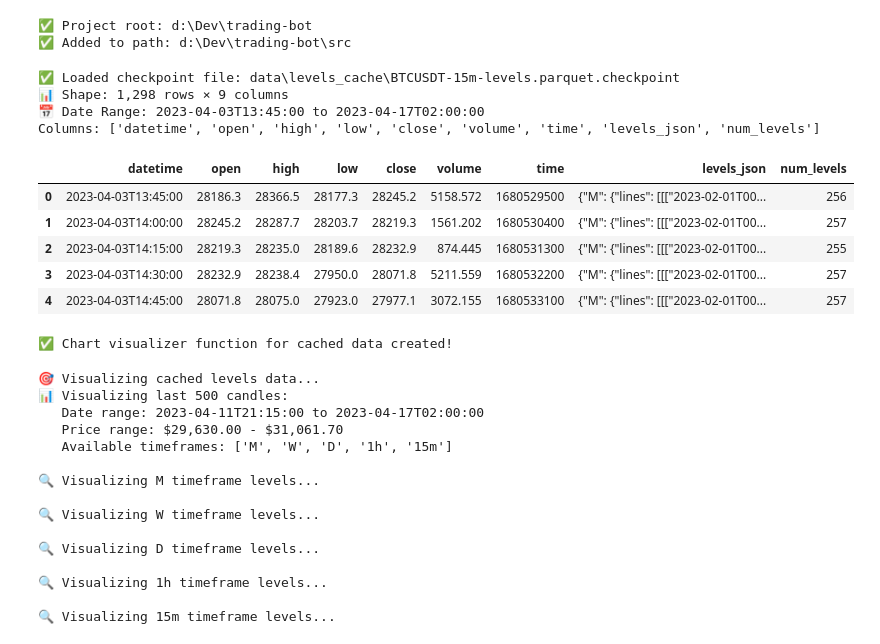
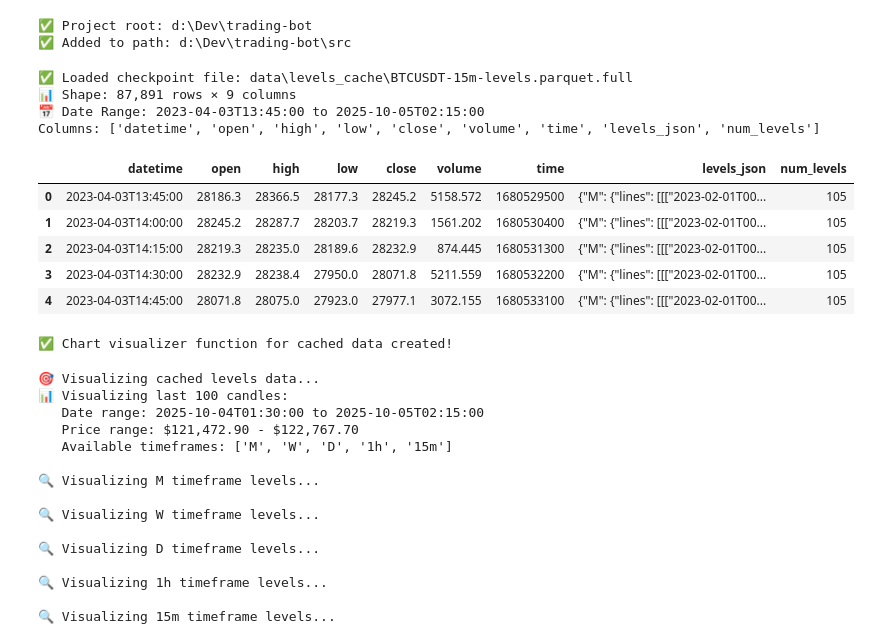
Before and after one commit to brlocky/trading-bot, a Jupyter notebook: Explore_Levels_Cache.ipynb, the cells around one changed output. Drawn from its saved outputs; the diff is of its cells as text; code cells hidden in the pictures.

```diff
--- a/Explore_Levels_Cache.ipynb
+++ b/Explore_Levels_Cache.ipynb
@@ -18,38 +18,38 @@ print(f"✅ Added to path: {src_path}")
 # %%
 import pandas as pd
 import json
 from pathlib import Path
 
 # Set display options
 pd.set_option('display.max_columns', None)
 pd.set_option('display.width', None)
 pd.set_option('display.max_rows', 50)
 
 # Load the checkpoint file
-checkpoint_path = Path('data/levels_cache/BTCUSDT-15m-levels.parquet.checkpoint')
+checkpoint_path = Path('data/levels_cache/BTCUSDT-15m-levels.parquet.full')
 
 if not checkpoint_path.exists():
     raise FileNotFoundError(f"Checkpoint file not found: {checkpoint_path}")
 
 df = pd.read_parquet(checkpoint_path)
 
 print(f"✅ Loaded checkpoint file: {checkpoint_path}")
 print(f"📊 Shape: {df.shape[0]:,} rows × {df.shape[1]} columns")
 print(f"📅 Date Range: {df['datetime'].min()} to {df['datetime'].max()}")
 print(f"Columns: {list(df.columns)}")
 
 df.head()
 # %% [output]
-✅ Loaded checkpoint file: data\levels_cache\BTCUSDT-15m-levels.parquet.checkpoint
-📊 Shape: 1,298 rows × 9 columns
-📅 Date Range: 2023-04-03T13:45:00 to 2023-04-17T02:00:00
+✅ Loaded checkpoint file: data\levels_cache\BTCUSDT-15m-levels.parquet.full
+📊 Shape: 87,891 rows × 9 columns
+📅 Date Range: 2023-04-03T13:45:00 to 2025-10-05T02:15:00
 Columns: ['datetime', 'open', 'high', 'low', 'close', 'volume', 'time', 'levels_json', 'num_levels']
 |  | datetime | open | high | low | close | volume | time | levels_json | num_levels |
-| 0 | 2023-04-03T13:45:00 | 28186.3 | 28366.5 | 28177.3 | 28245.2 | 5158.572 | 1680529500 | {"M": {"lines": [[["2023-02-01T00... | 256 |
-| 1 | 2023-04-03T14:00:00 | 28245.2 | 28287.7 | 28203.7 | 28219.3 | 1561.202 | 1680530400 | {"M": {"lines": [[["2023-02-01T00... | 257 |
-| 2 | 2023-04-03T14:15:00 | 28219.3 | 28235.0 | 28189.6 | 28232.9 | 874.445 | 1680531300 | {"M": {"lines": [[["2023-02-01T00... | 255 |
-| 3 | 2023-04-03T14:30:00 | 28232.9 | 28238.4 | 27950.0 | 28071.8 | 5211.559 | 1680532200 | {"M": {"lines": [[["2023-02-01T00... | 257 |
-| 4 | 2023-04-03T14:45:00 | 28071.8 | 28075.0 | 27923.0 | 27977.1 | 3072.155 | 1680533100 | {"M": {"lines": [[["2023-02-01T00... | 257 |
+| 0 | 2023-04-03T13:45:00 | 28186.3 | 28366.5 | 28177.3 | 28245.2 | 5158.572 | 1680529500 | {"M": {"lines": [[["2023-02-01T00... | 105 |
+| 1 | 2023-04-03T14:00:00 | 28245.2 | 28287.7 | 28203.7 | 28219.3 | 1561.202 | 1680530400 | {"M": {"lines": [[["2023-02-01T00... | 105 |
+| 2 | 2023-04-03T14:15:00 | 28219.3 | 28235.0 | 28189.6 | 28232.9 | 874.445 | 1680531300 | {"M": {"lines": [[["2023-02-01T00... | 105 |
+| 3 | 2023-04-03T14:30:00 | 28232.9 | 28238.4 | 27950.0 | 28071.8 | 5211.559 | 1680532200 | {"M": {"lines": [[["2023-02-01T00... | 105 |
+| 4 | 2023-04-03T14:45:00 | 28071.8 | 28075.0 | 27923.0 | 27977.1 | 3072.155 | 1680533100 | {"M": {"lines": [[["2023-02-01T00... | 105 |
 # %%
 # Visualize cached levels data using chart visualizer
 import plotly.graph_objects as go
@@ -167,7 +193,7 @@ print("✅ Chart visualizer function for cached data created!")
 print("🎯 Visualizing cached levels data...")
 
 # Get the last 500 candles for visualization
-segment_size = 500
+segment_size = 100
 last_segment = df.tail(segment_size)
 
 print(f"📊 Visualizing last {len(last_segment)} candles:")
@@ -190,9 +216,9 @@ for tf in available_timeframes:
         traceback.print_exc()
 # %% [output]
 🎯 Visualizing cached levels data...
-📊 Visualizing last 500 candles:
-   Date range: 2023-04-11T21:15:00 to 2023-04-17T02:00:00
-   Price range: $29,630.00 - $31,061.70
+📊 Visualizing last 100 candles:
+   Date range: 2025-10-04T01:30:00 to 2025-10-05T02:15:00
+   Price range: $121,472.90 - $122,767.70
    Available timeframes: ['M', 'W', 'D', '1h', '15m']
 
 🔍 Visualizing M timeframe levels...
```
Also changed, not shown: parts of 1 cell of this notebook, 20 other files.
